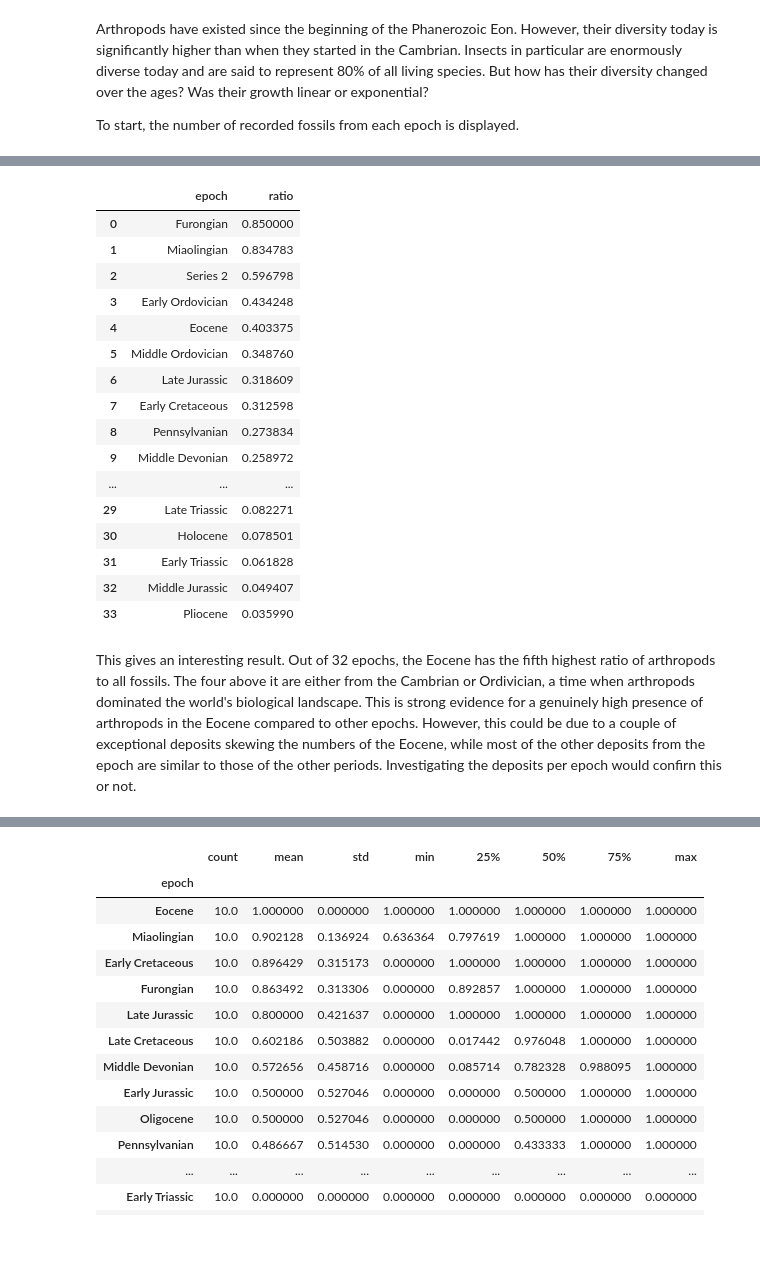
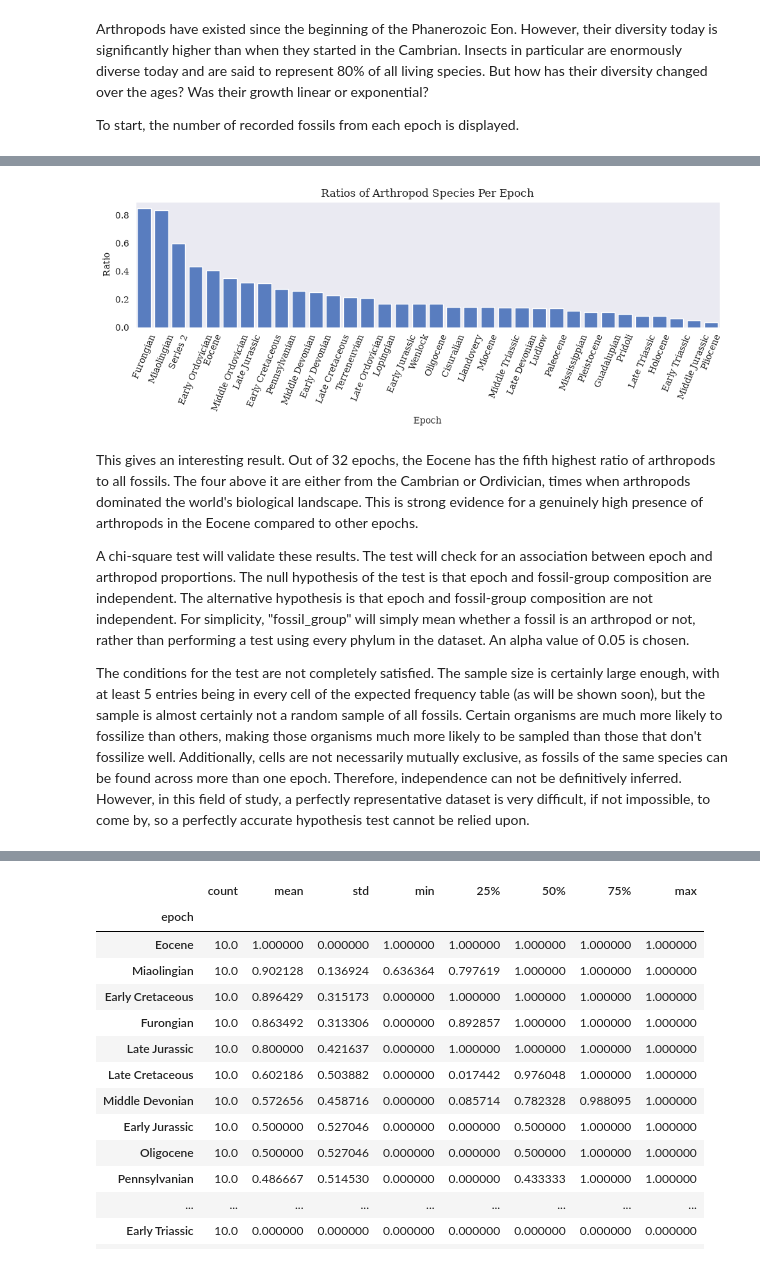
Before and after one commit to Dworlock11/Arthropod-Fossil-Diversity-Analysis, a Jupyter notebook: notebooks/02_analysis.ipynb, the cells around one changed output, grey strips where cells are left out. Drawn from its saved outputs; the diff is of its cells as text; code cells hidden in the pictures.

```diff
--- a/notebooks/02_analysis.ipynb
+++ b/notebooks/02_analysis.ipynb
@@ -428,7 +434,7 @@ This gives a very interesting result. For some reason, the Eocene has by far the
 # %%
-species_by_epoch = (
+all_by_epoch = (
     fossil_data.groupby("epoch")
-      .agg(species_count=("accepted_name", "nunique"), age=("max_ma", "max"))
-      .sort_values("age", ascending=False)
+      .agg(all_species_count=("accepted_name", "nunique"), all_age=("max_ma", "max"))
+      .sort_values("all_age", ascending=False)
 )
 # %%
@@ -446,25 +453,21 @@ Interestingly, the number of total fossils for the other epochs is much closer t
+# %%
+combined_by_epoch = arth_by_epoch.join(all_by_epoch, how="inner")
+combined_by_epoch["ratios"] = combined_by_epoch["arth_species_count"] / combined_by_epoch["all_species_count"]
+combined_by_epoch = combined_by_epoch.sort_values("ratios", ascending=False).reset_index()
 # %%
-combined_by_epoch = arth_by_epoch.join(species_by_epoch, how="inner", lsuffix="_arth", rsuffix="_all")
-
-combined_by_epoch["ratio"] = combined_by_epoch["species_count_arth"] / combined_by_epoch["species_count_all"]
-combined_by_epoch["ratio"].sort_values(ascending=False).reset_index()
+fig, ax = plt.subplots(figsize=(10, 4))
+sns.barplot(data=combined_by_epoch, x="epoch", y="ratios")
+ax.set_xlabel("Epoch")
+ax.set_ylabel("Ratio")
+ax.set_title("Ratios of Arthropod Species Per Epoch")
+plt.xticks(rotation=67.5)
+plt.tight_layout()
+plt.show()
 # %% [output]
-|  | epoch | ratio |
-| 0 | Furongian | 0.850000 |
-| 1 | Miaolingian | 0.834783 |
-| 2 | Series 2 | 0.596798 |
-| 3 | Early Ordovician | 0.434248 |
-| 4 | Eocene | 0.403375 |
-| 5 | Middle Ordovician | 0.348760 |
-| 6 | Late Jurassic | 0.318609 |
-| 7 | Early Cretaceous | 0.312598 |
-| 8 | Pennsylvanian | 0.273834 |
-| 9 | Middle Devonian | 0.258972 |
-| ... | ... | ... |
-| 29 | Late Triassic | 0.082271 |
-| 30 | Holocene | 0.078501 |
-| 31 | Early Triassic | 0.061828 |
-| 32 | Middle Jurassic | 0.049407 |
-| 33 | Pliocene | 0.035990 |
+[figure, added]
 # %% [markdown]
-This gives an interesting result. Out of 32 epochs, the Eocene has the fifth highest ratio of arthropods to all fossils. The four above it are either from the Cambrian or Ordivician, a time when arthropods dominated the world's biological landscape. This is strong evidence for a genuinely high presence of arthropods in the Eocene compared to other epochs. However, this could be due to a couple of exceptional deposits skewing the numbers of the Eocene, while most of the other deposits from the epoch are similar to those of the other periods. Investigating the deposits per epoch would confirn this or not.
+This gives an interesting result. Out of 32 epochs, the Eocene has the fifth highest ratio of arthropods to all fossils. The four above it are either from the Cambrian or Ordivician, times when arthropods dominated the world's biological landscape. This is strong evidence for a genuinely high presence of arthropods in the Eocene compared to other epochs.
+
+A chi-square test will validate these results. The test will check for an association between epoch and arthropod proportions. The null hypothesis of the test is that epoch and fossil-group composition are independent. The alternative hypothesis is that epoch and fossil-group composition are not independent. For simplicity, "fossil_group" will simply mean whether a fossil is an arthropod or not, rather than performing a test using every phylum in the dataset. An alpha value of 0.05 is chosen.
+
+The conditions for the test are not completely satisfied. The sample size is certainly large enough, with at least 5 entries being in every cell of the expected frequency table (as will be shown soon), but the sample is almost certainly not a random sample of all fossils. Certain organisms are much more likely to fossilize than others, making those organisms much more likely to be sampled than those that don't fossilize well. Additionally, cells are not necessarily mutually exclusive, as fossils of the same species can be found across more than one epoch. Therefore, independence can not be definitively inferred. However, in this field of study, a perfectly representative dataset is very difficult, if not impossible, to come by, so a perfectly accurate hypothesis test cannot be relied upon.
```
Also changed, not shown: parts of 31 cells of this notebook.
